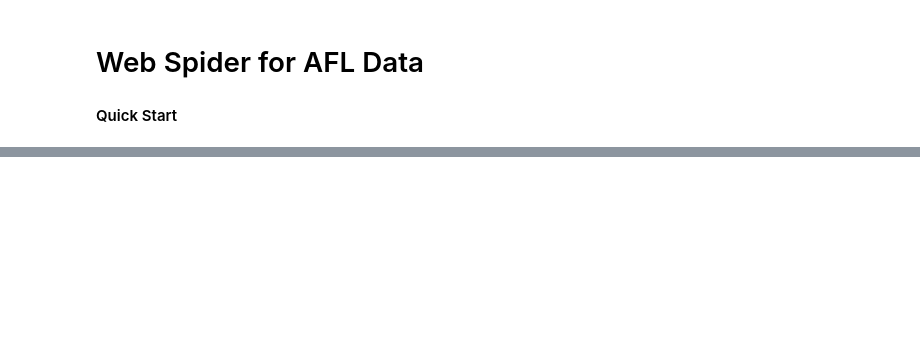
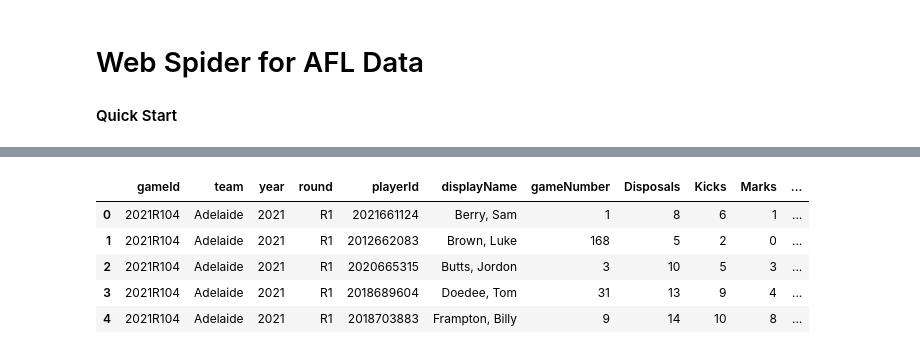
Before and after one commit to zwang2019/Crawler, a Jupyter notebook: Exploring.ipynb, the cells around one changed output, grey strips where cells are left out. Cells and saved outputs as stored; diff of their text form; code cells hidden in the pictures; blank space fills up the shorter version.

```diff
--- a/Exploring.ipynb
+++ b/Exploring.ipynb
@@ -11,0 +53,10 @@ import re
+# %%
+if debug is True:
+    display(stats.head())
+# %% [output]
+|  | gameId | team | year | round | playerId | displayName | gameNumber | Disposals | Kicks | Marks | ... |
+| 0 | 2021R104 | Adelaide | 2021 | R1 | 2021661124 | Berry, Sam | 1 | 8 | 6 | 1 | ... |
+| 1 | 2021R104 | Adelaide | 2021 | R1 | 2012662083 | Brown, Luke | 168 | 5 | 2 | 0 | ... |
+| 2 | 2021R104 | Adelaide | 2021 | R1 | 2020665315 | Butts, Jordon | 3 | 10 | 5 | 3 | ... |
+| 3 | 2021R104 | Adelaide | 2021 | R1 | 2018689604 | Doedee, Tom | 31 | 13 | 9 | 4 | ... |
+| 4 | 2021R104 | Adelaide | 2021 | R1 | 2018703883 | Frampton, Billy | 9 | 14 | 10 | 8 | ... |
```
Also changed, not shown: parts of 32 cells of this notebook.
